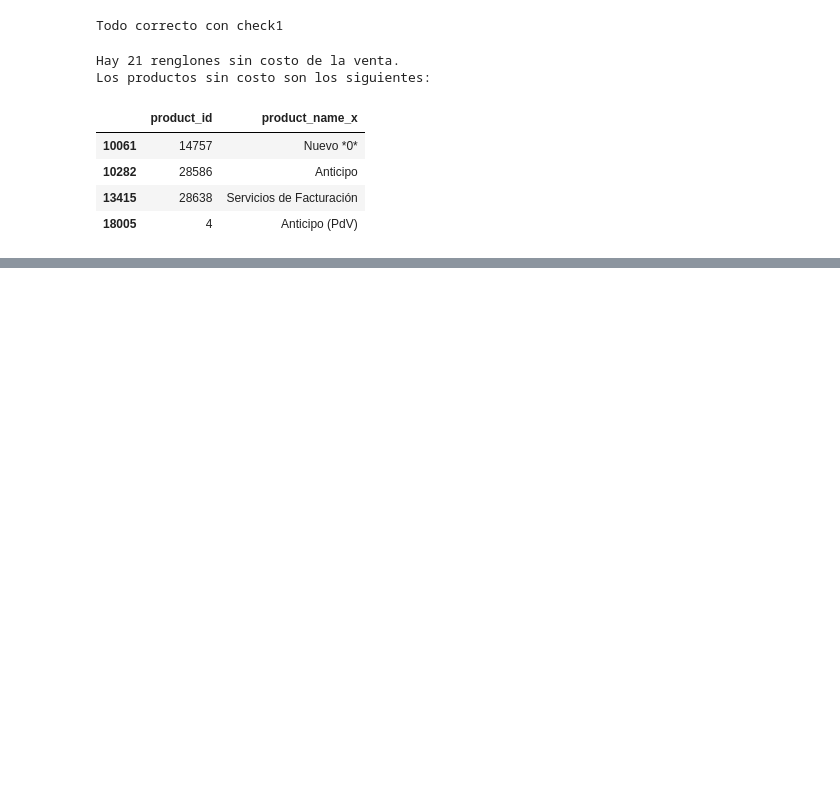
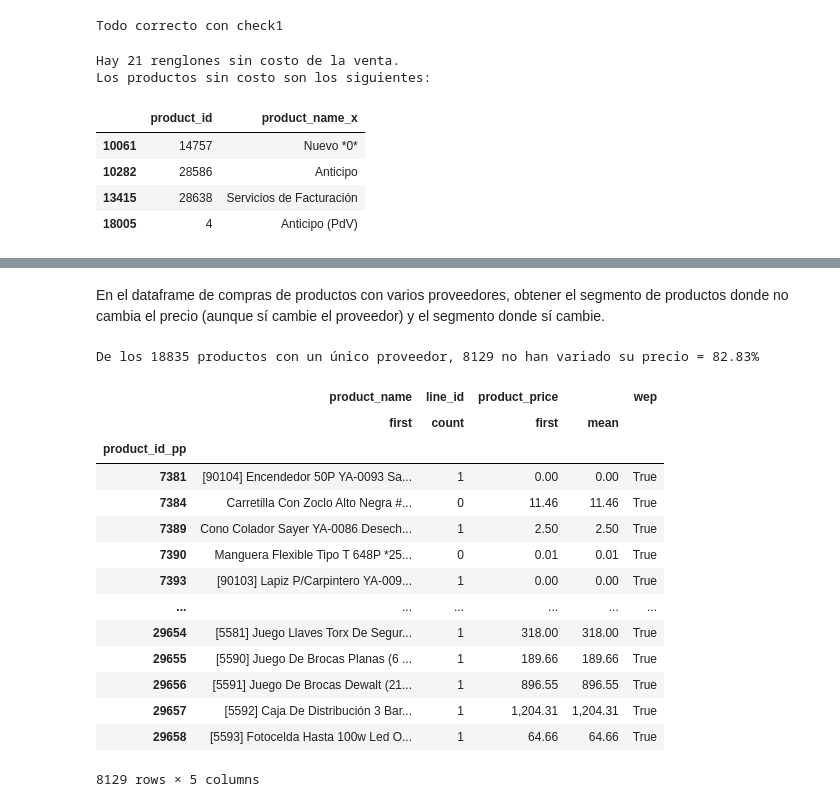
Before and after one commit to ecostichp/odoo_comisiones, a Jupyter notebook: comisiones/algoritmos/algoritmo_costo_de_venta_func.ipynb, the cells around one changed output, grey strips where cells are left out. Saved outputs shown, nothing was run; the diff lists cells and outputs as text; code cells hidden in the pictures; blank space fills up the shorter version.

```diff
--- a/comisiones/algoritmos/algoritmo_costo_de_venta_func.ipynb
+++ b/comisiones/algoritmos/algoritmo_costo_de_venta_func.ipynb
@@ -333,0 +246,26 @@ Después de corregir el costo de la venta... las siguientes líneas ya son de ut
+# %% [markdown]
+En el dataframe de compras de productos con varios proveedores, obtener el segmento de productos donde no cambia el precio (aunque sí cambie el proveedor) y el segmento donde sí cambie.
+# %%
+# Borrar lína: es sólo para explicar que porcentaje de productos con proveedor único han mantenido el precio durante el tiempo
+a = compras_productos_unico_prov.sort_values(by='product_price').groupby('product_id_pp').agg({'product_name':['first'], 'line_id':['count'], 'product_price':['first', 'mean']})
+a['wep'] = a[('product_price', 'first')] == a[('product_price', 'mean')]
+
+print(f"De los {len(compras_productos_unico_prov)} productos con un único proveedor, {len(a.loc[a['wep'] == True])} no han variado su precio =", f"{len(a.loc[a['wep'] == True])/len(a)*100:.2f}%")
+a.loc[a['wep'] == True]
+# %% [output]
+De los 18835 productos con un único proveedor, 8129 no han variado su precio = 82.83%
+|  | product_name | line_id | product_price |  | wep |
+|  | first | count | first | mean |  |
+| product_id_pp |  |  |  |  |  |
+| 7381 | [90104] Encendedor 50P YA-0093 Sa... | 1 | 0.00 | 0.00 | True |
+| 7384 | Carretilla Con Zoclo Alto Negra #... | 0 | 11.46 | 11.46 | True |
+| 7389 | Cono Colador Sayer YA-0086 Desech... | 1 | 2.50 | 2.50 | True |
+| 7390 | Manguera Flexible Tipo T 648P *25... | 0 | 0.01 | 0.01 | True |
+| 7393 | [90103] Lapiz P/Carpintero YA-009... | 1 | 0.00 | 0.00 | True |
+| ... | ... | ... | ... | ... | ... |
+| 29654 | [5581] Juego Llaves Torx De Segur... | 1 | 318.00 | 318.00 | True |
+| 29655 | [5590] Juego De Brocas Planas (6 ... | 1 | 189.66 | 189.66 | True |
+| 29656 | [5591] Juego De Brocas Dewalt (21... | 1 | 896.55 | 896.55 | True |
+| 29657 | [5592] Caja De Distribución 3 Bar... | 1 | 1,204.31 | 1,204.31 | True |
+| 29658 | [5593] Fotocelda Hasta 100w Led O... | 1 | 64.66 | 64.66 | True |
+8129 rows × 5 columns
```
Also changed, not shown: parts of 47 cells of this notebook.
